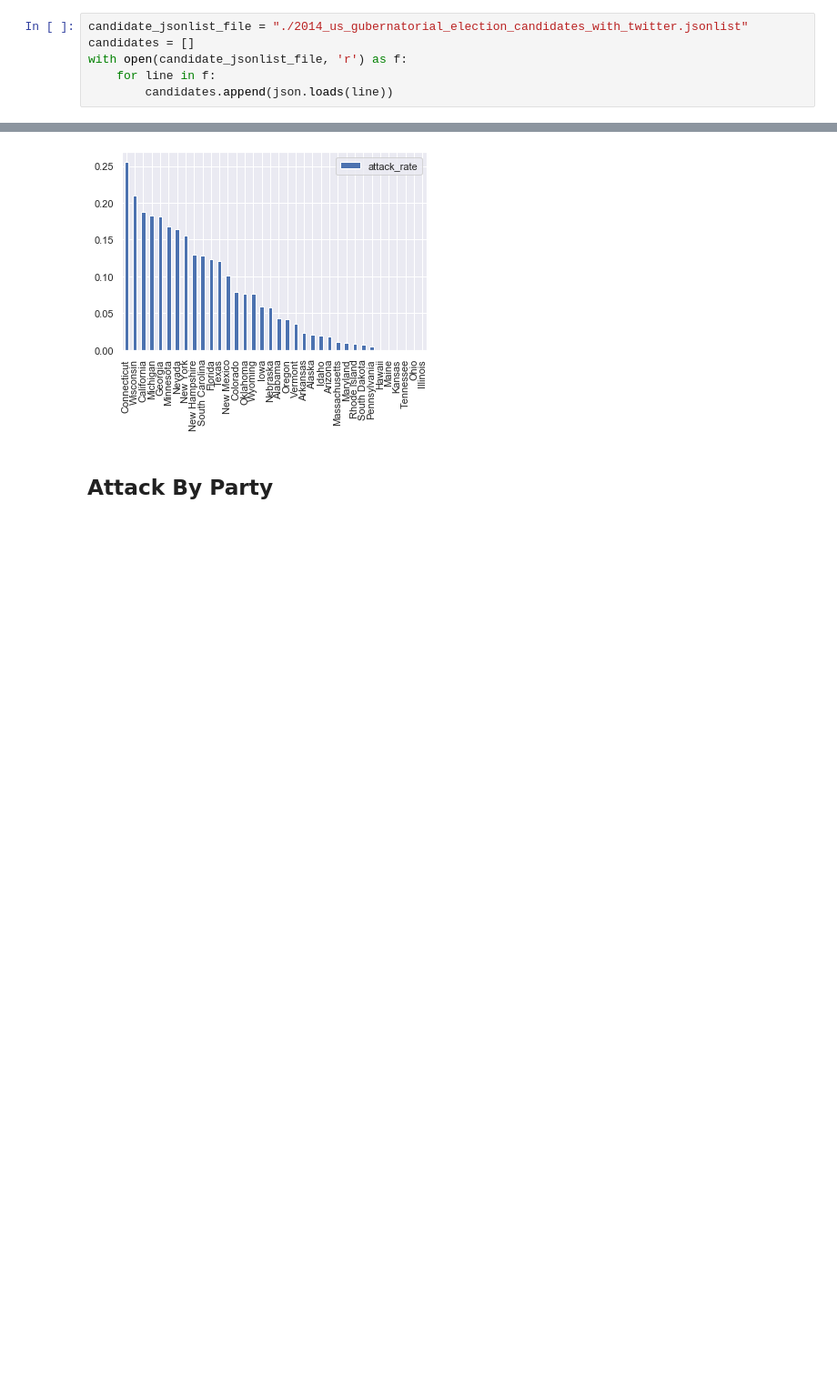
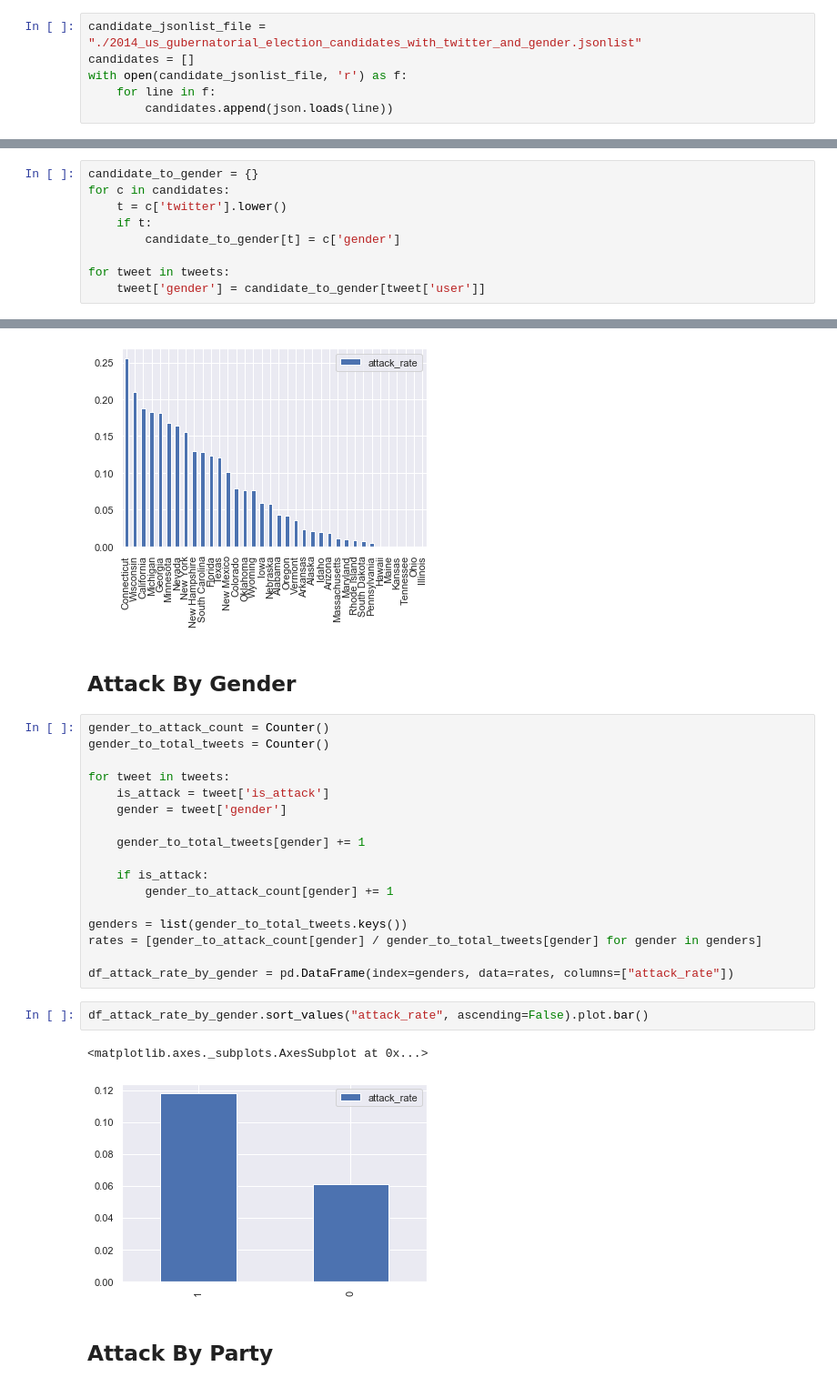
Before and after one commit to BBBBlarry/US-v.s.-Them-in-240-Characters, a Jupyter notebook: python_env/Tweet Automatic Coding Pipeline.ipynb, the cells around one changed output, grey strips where cells are left out. Shown at 91% size. Saved outputs shown, nothing was run; the diff lists cells and outputs as text; blank space fills up the shorter version.

```diff
--- a/python_env/Tweet Automatic Coding Pipeline.ipynb
+++ b/python_env/Tweet Automatic Coding Pipeline.ipynb
@@ -85,7 +85,7 @@ Total tweets: 29062
 # %% [markdown]
 ## Read Candidate Relations
 # %%
-candidate_jsonlist_file = "./2014_us_gubernatorial_election_candidates_with_twitter.jsonlist"
+candidate_jsonlist_file = "./2014_us_gubernatorial_election_candidates_with_twitter_and_gender.jsonlist"
 candidates = []
 with open(candidate_jsonlist_file, 'r') as f:
     for line in f:
@@ -238,3 +240,12 @@ for tweet in tweets:
+# %%
+candidate_to_gender = {}
+for c in candidates:
+    t = c['twitter'].lower()
+    if t:
+        candidate_to_gender[t] = c['gender']
+
+for tweet in tweets:
+    tweet['gender'] = candidate_to_gender[tweet['user']]
 # %% [markdown]
 ### + Party
 # %%
@@ -329,6 +340,30 @@ df_attack_rate_by_state.sort_values("attack_rate", ascending=False).plot.bar()
 # %% [output]
 <matplotlib.axes._subplots.AxesSubplot at 0x...>
 [figure]
+# %% [markdown]
+## Attack By Gender
+# %%
+gender_to_attack_count = Counter()
+gender_to_total_tweets = Counter()
+
+for tweet in tweets:
+    is_attack = tweet['is_attack']
+    gender = tweet['gender']
+
+    gender_to_total_tweets[gender] += 1
+
+    if is_attack:
+        gender_to_attack_count[gender] += 1
+
+genders = list(gender_to_total_tweets.keys())
+rates = [gender_to_attack_count[gender] / gender_to_total_tweets[gender] for gender in genders]
+
+df_attack_rate_by_gender = pd.DataFrame(index=genders, data=rates, columns=["attack_rate"])
+# %%
+df_attack_rate_by_gender.sort_values("attack_rate", ascending=False).plot.bar()
+# %% [output]
+<matplotlib.axes._subplots.AxesSubplot at 0x...>
+[figure, added]
 # %% [markdown]
 ## Attack By Party
 # %%
```
Also changed, not shown: parts of 11 cells of this notebook, 5 other files.
